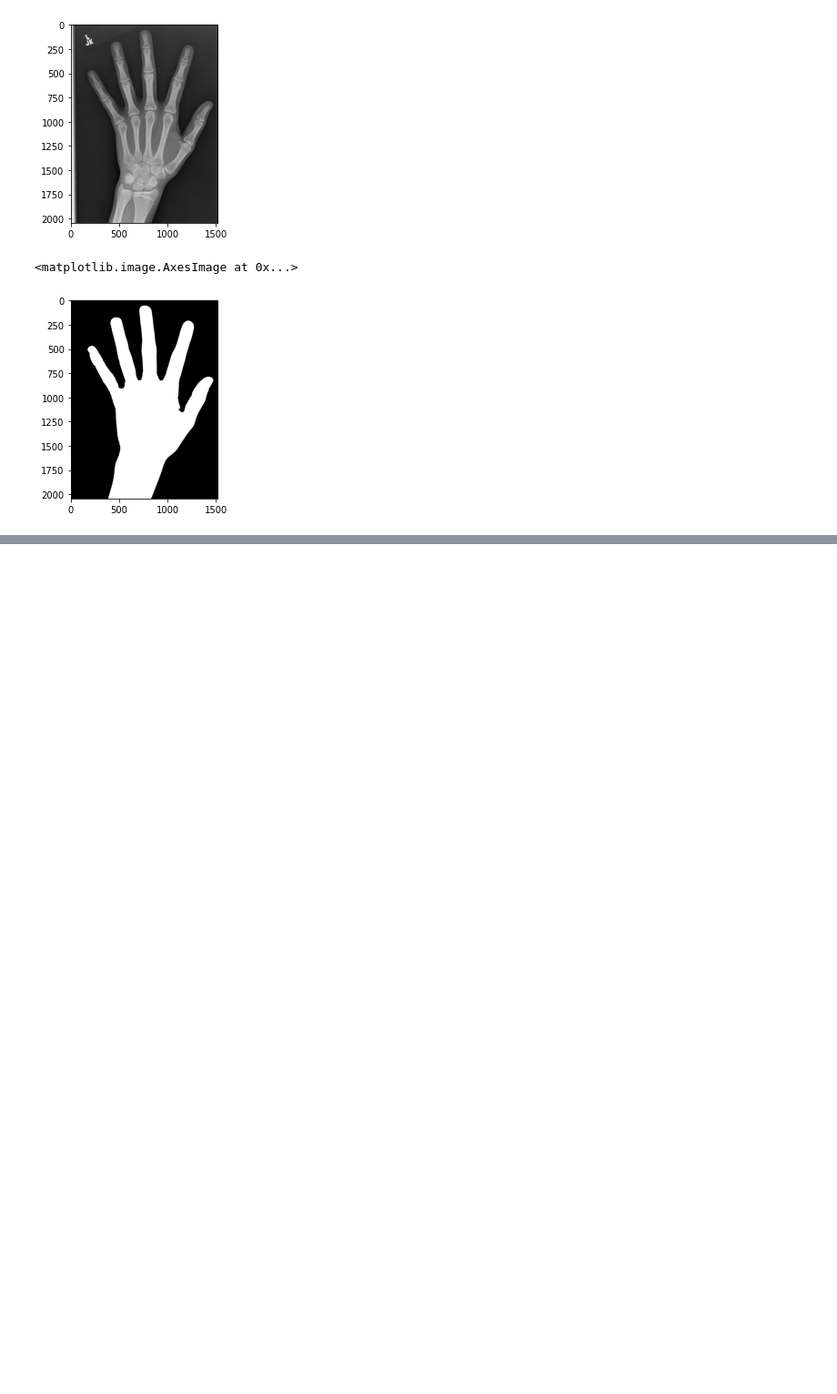
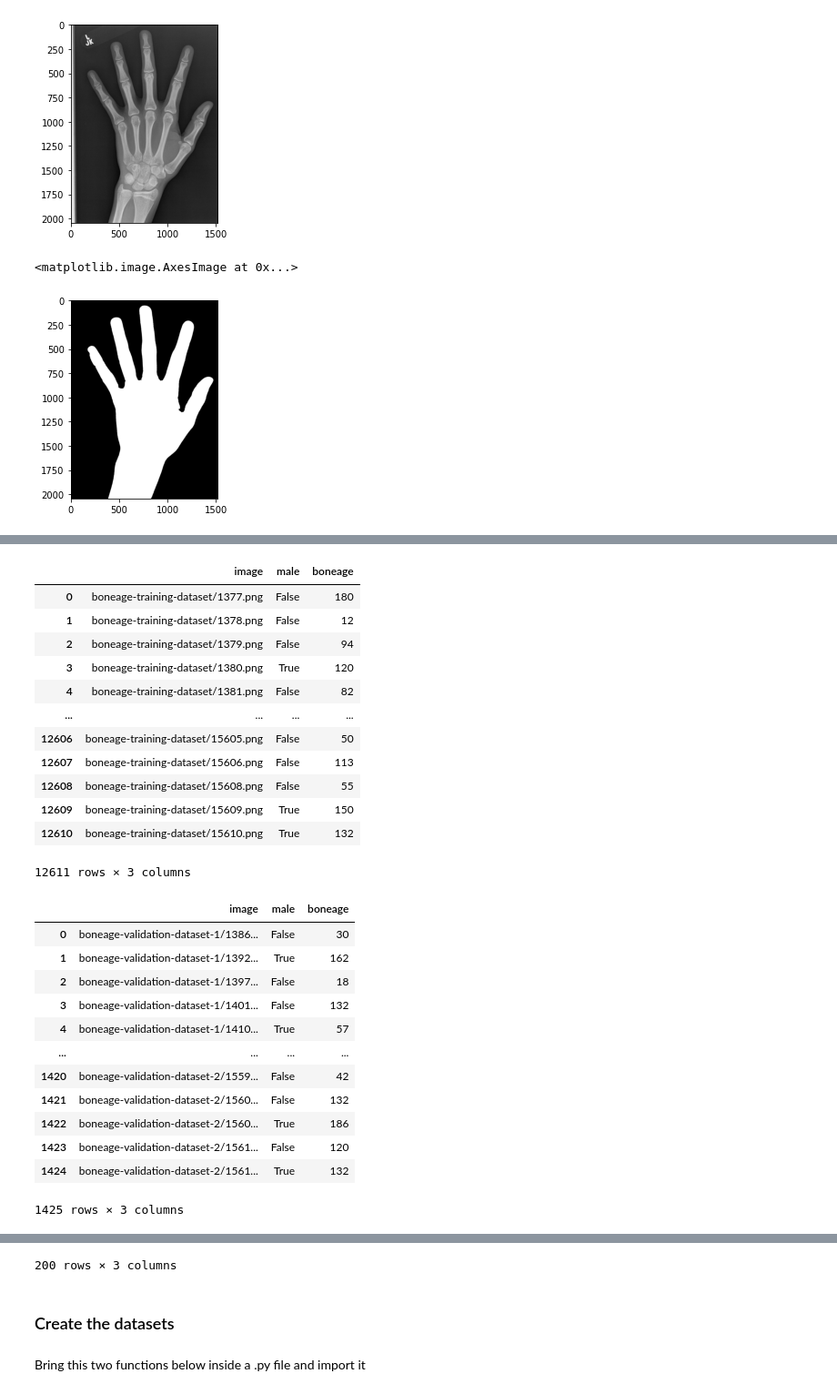
Before and after one commit to tommilotta/BoneAgePrediction, a Jupyter notebook: bone_age_prediction.ipynb, the cells around one changed output, grey strips where cells are left out. Shown at 91% size. Drawn from its saved outputs; the diff is of its cells as text; code cells hidden in the pictures; blank space fills up the shorter version.

Commit message:
created datasets with tensorflow

```diff
--- a/bone_age_prediction.ipynb
+++ b/bone_age_prediction.ipynb
@@ -49,0 +73,38 @@ plt.imshow(cv2.imread(path + '/' + masks_path + '/1377.png'))
+# %%
+def load_filenames(file, path, path_p=None):
+  if 'Test' in file:
+    df = pd.read_excel(file)
+  else:
+    df = pd.read_csv(file)
+
+  # Uniforming the dfs
+  # reorder columns
+  if 'train' in file:
+    df = df[['id', 'male', 'boneage']]
+
+  # rename columns
+  df.set_axis(['image', 'male', 'boneage'], axis=1, inplace=True)
+
+  # changing values for gender
+  df['male'].replace({'M':0, 'F':1}, inplace=True) # for test set only
+  df['male'].replace({'True':0, 'False':1}, inplace=True)
+
+  # setting up the paths to get the images
+  if path_p: # validation set images are divided in two folders
+    mask_1 = df['image'] < 9727
+    mask_2 = df['image'] >= 9727
+    df['image'][mask_1] = path + '/' + df['image'][mask_1].astype(str) + '.png'
+    df['image'][mask_2] = path_p + '/' + df['image'][mask_2].astype(str) + '.png'
+  else:
+    df['image'] = path + '/' + df['image'].astype(str) + '.png'
+
+  return df
+# %%
+# train_df = pd.read_csv('train.csv')
+# validation_df = pd.read_csv(data_dirs[1] + '/Validation Dataset.csv')
+# test_df = pd.read_excel(data_dirs[2] + '/Bone age ground truth.xlsx')
+train_df = load_filenames('train.csv', train_dirs[0])
+validation_df = load_filenames(data_dirs[1] + '/Validation Dataset.csv',
+                               val_dirs[0], val_dirs[1])
+test_df = load_filenames(data_dirs[2] + '/Bone age ground truth.xlsx',
+                         data_dirs[2] + '/Test Set Images')
@@ -49,0 +120,31 @@ plt.imshow(cv2.imread(path + '/' + masks_path + '/1377.png'))
+# %%
+display(train_df)
+display(validation_df)
+display(test_df)
+# %% [output]
+|  | image | male | boneage |
+| 0 | boneage-training-dataset/1377.png | False | 180 |
+| 1 | boneage-training-dataset/1378.png | False | 12 |
+| 2 | boneage-training-dataset/1379.png | False | 94 |
+| 3 | boneage-training-dataset/1380.png | True | 120 |
+| 4 | boneage-training-dataset/1381.png | False | 82 |
+| ... | ... | ... | ... |
+| 12606 | boneage-training-dataset/15605.png | False | 50 |
+| 12607 | boneage-training-dataset/15606.png | False | 113 |
+| 12608 | boneage-training-dataset/15608.png | False | 55 |
+| 12609 | boneage-training-dataset/15609.png | True | 150 |
+| 12610 | boneage-training-dataset/15610.png | True | 132 |
+12611 rows × 3 columns
+|  | image | male | boneage |
+| 0 | boneage-validation-dataset-1/1386... | False | 30 |
+| 1 | boneage-validation-dataset-1/1392... | True | 162 |
+| 2 | boneage-validation-dataset-1/1397... | False | 18 |
+| 3 | boneage-validation-dataset-1/1401... | False | 132 |
+| 4 | boneage-validation-dataset-1/1410... | True | 57 |
+| ... | ... | ... | ... |
+| 1420 | boneage-validation-dataset-2/1559... | False | 42 |
+| 1421 | boneage-validation-dataset-2/1560... | False | 132 |
+| 1422 | boneage-validation-dataset-2/1560... | True | 186 |
+| 1423 | boneage-validation-dataset-2/1561... | False | 120 |
+| 1424 | boneage-validation-dataset-2/1561... | True | 132 |
+1425 rows × 3 columns
@@ -49,0 +163,5 @@ plt.imshow(cv2.imread(path + '/' + masks_path + '/1377.png'))
+200 rows × 3 columns
+# %% [markdown]
+### Create the datasets
+# %% [markdown]
+Bring this two functions below inside a .py file and import it
```
Also changed, not shown: parts of 15 cells of this notebook.
